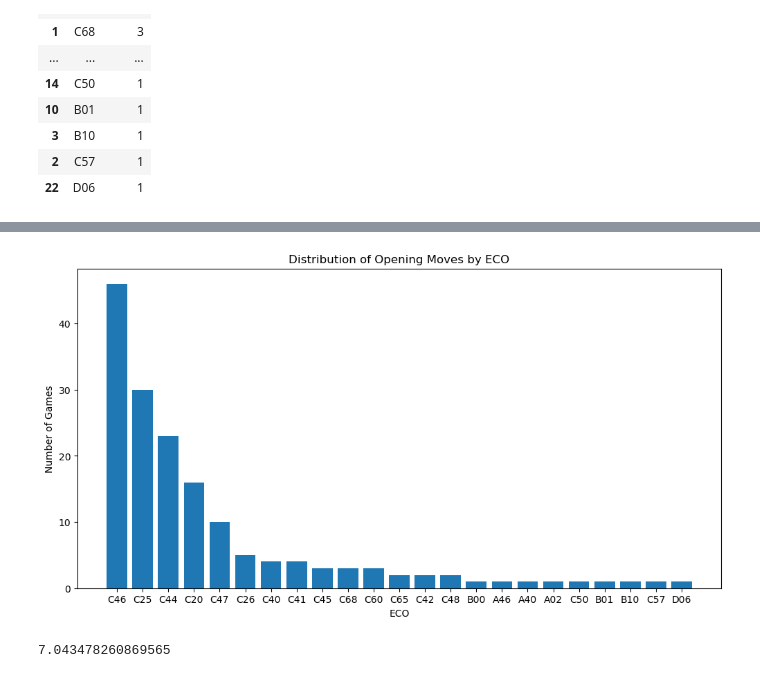
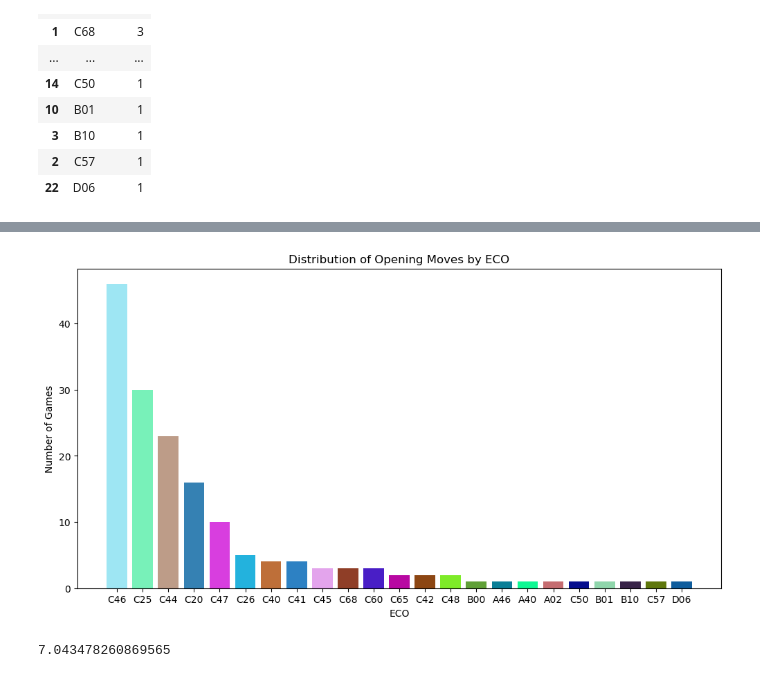
Before and after one commit to johnsonlarryl/csce-5320, a Jupyter notebook: notebooks/personal_positions.ipynb, the cells around one changed output, grey strips where cells are left out. Drawn from its saved outputs; the diff is of its cells as text; code cells hidden in the pictures.

Commit message:
#20 - Question 2 - Local Testing with small dataset sample

```diff
--- a/notebooks/personal_positions.ipynb
+++ b/notebooks/personal_positions.ipynb
@@ -121,12 +145,15 @@ question_1a_games
+# %%
+def get_random_colors(observations: DataFrame) -> List[float]:
+    return np.random.rand(len(observations), 3)
 # %%
 plt.figure(figsize=(12, 6))
-plt.bar(question_1a_games["eco"], question_1a_games["count"])
+plt.bar(question_1a_games["eco"], question_1a_games["count"], color=get_random_colors(question_1a_games))
 plt.title("Distribution of Opening Moves by ECO")
 plt.xlabel("ECO")
 plt.ylabel("Number of Games")
 plt.show()
 # %% [output]
-[figure, old version]
+[figure, new version]
 # %%
 question_1b_game_counts = question_1a_games["count"]
 question_1b_game_means = question_1b_game_counts.mean()
```
Also changed, not shown: parts of 13 cells of this notebook.
